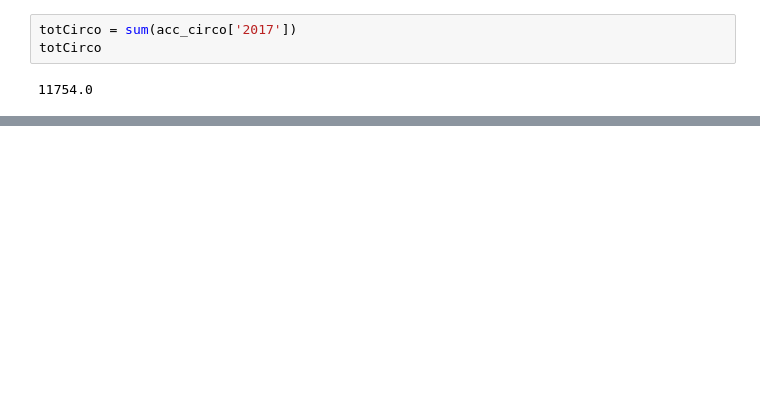
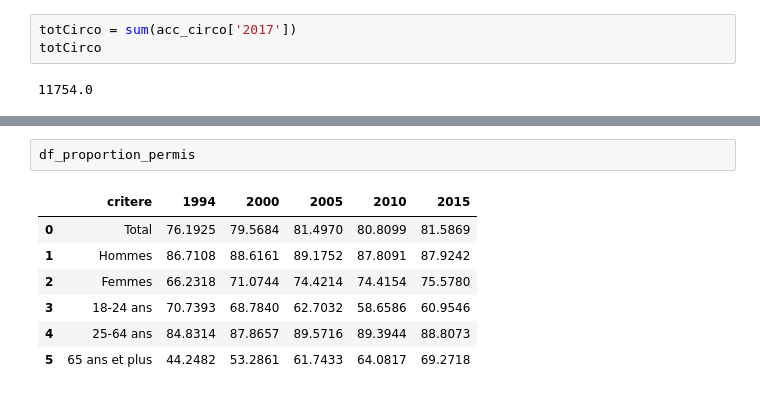
Before and after one commit to epfl-ada-2018/project-pizzafels, a Jupyter notebook: Analyzer_Main.ipynb, the cells around one changed output, grey strips where cells are left out. Cells and saved outputs as stored; diff of their text form; blank space fills up the shorter version.

```diff
--- a/Analyzer_Main.ipynb
+++ b/Analyzer_Main.ipynb
@@ -617,0 +677,10 @@ Still the same issue, and 'Autre' is even included... I think there miss values
+# %%
+df_proportion_permis
+# %% [output]
+|  | critere | 1994 | 2000 | 2005 | 2010 | 2015 |
+| 0 | Total | 76.1925 | 79.5684 | 81.4970 | 80.8099 | 81.5869 |
+| 1 | Hommes | 86.7108 | 88.6161 | 89.1752 | 87.8091 | 87.9242 |
+| 2 | Femmes | 66.2318 | 71.0744 | 74.4214 | 74.4154 | 75.5780 |
+| 3 | 18-24 ans | 70.7393 | 68.7840 | 62.7032 | 58.6586 | 60.9546 |
+| 4 | 25-64 ans | 84.8314 | 87.8657 | 89.5716 | 89.3944 | 88.8073 |
+| 5 | 65 ans et plus | 44.2482 | 53.2861 | 61.7433 | 64.0817 | 69.2718 |
```
Also changed, not shown: parts of 100 cells of this notebook, 2 other files.
